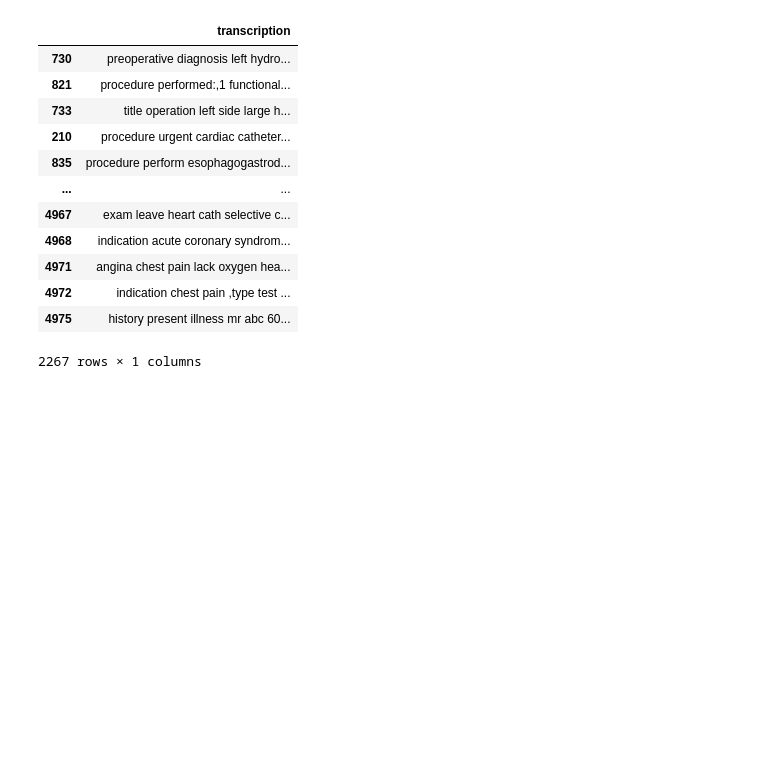
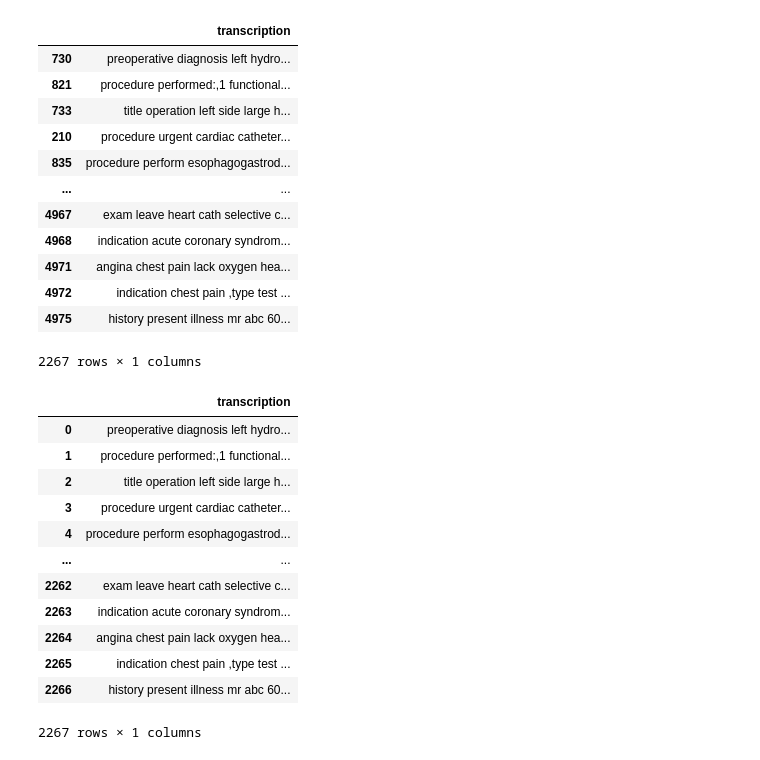
Before and after one commit to italorosq/Deep-learning-e-Saude, a Jupyter notebook: Notebooks/notebookprincipal.ipynb, the cells around one changed output. Saved outputs shown, nothing was run; the diff lists cells and outputs as text; code cells hidden in the pictures; blank space fills up the shorter version.

```diff
--- a/Notebooks/notebookprincipal.ipynb
+++ b/Notebooks/notebookprincipal.ipynb
@@ -333,0 +342,16 @@ from sklearn.model_selection import GridSearchCV
+# %%
+x
+# %% [output]
+|  | transcription |
+| 0 | preoperative diagnosis left hydro... |
+| 1 | procedure performed:,1 functional... |
+| 2 | title operation left side large h... |
+| 3 | procedure urgent cardiac catheter... |
+| 4 | procedure perform esophagogastrod... |
+| ... | ... |
+| 2262 | exam leave heart cath selective c... |
+| 2263 | indication acute coronary syndrom... |
+| 2264 | angina chest pain lack oxygen hea... |
+| 2265 | indication chest pain ,type test ... |
+| 2266 | history present illness mr abc 60... |
+2267 rows × 1 columns
```
Also changed, not shown: parts of 9 cells of this notebook.
